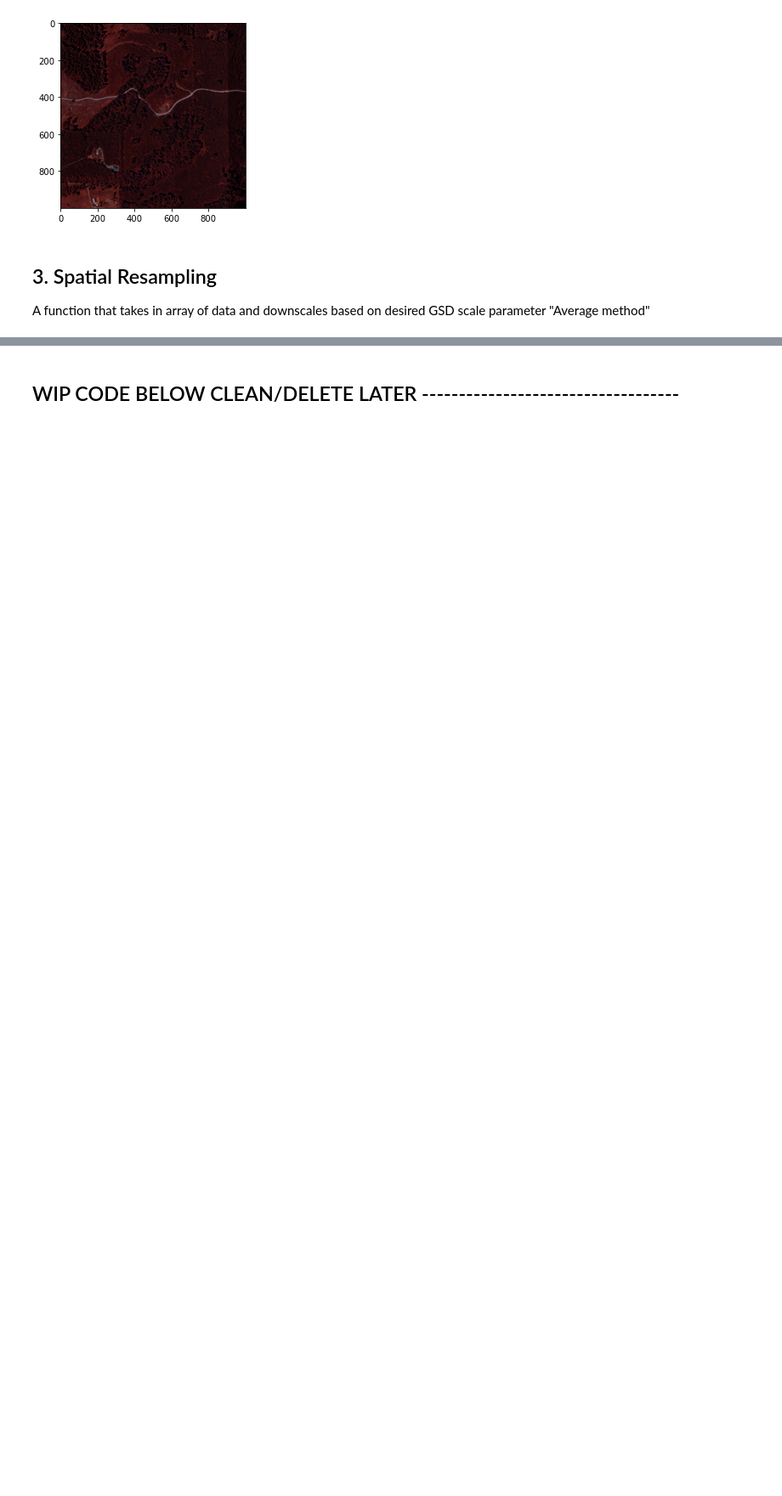
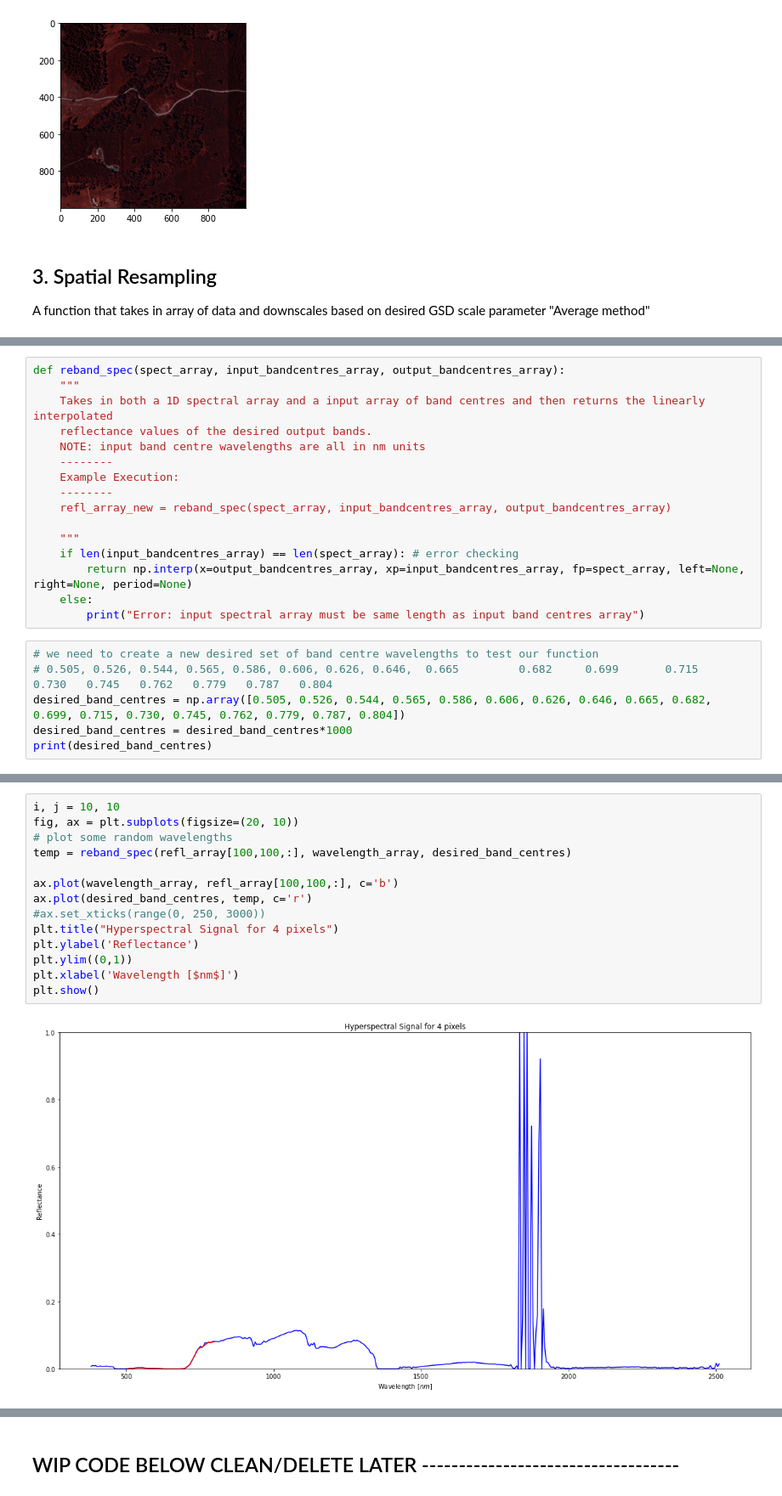
Before and after one commit to cjstewart/hyperspectral-project, a Jupyter notebook: notebooks/hyperspectral_EDA.ipynb, the cells around one changed output, grey strips where cells are left out. Shown at 85% size. Cells and saved outputs as stored; diff of their text form; blank space fills up the shorter version.

```diff
--- a/notebooks/hyperspectral_EDA.ipynb
+++ b/notebooks/hyperspectral_EDA.ipynb
@@ -549,0 +556,22 @@ toRGB(ds_img_array_100m, 'ds_img_100m.png')
+# %%
+def reband_spec(spect_array, input_bandcentres_array, output_bandcentres_array):
+    """
+    Takes in both a 1D spectral array and a input array of band centres and then returns the linearly interpolated
+    reflectance values of the desired output bands.
+    NOTE: input band centre wavelengths are all in nm units
+    --------
+    Example Execution:
+    --------
+    refl_array_new = reband_spec(spect_array, input_bandcentres_array, output_bandcentres_array)
+
+    """
+    if len(input_bandcentres_array) == len(spect_array): # error checking
+        return np.interp(x=output_bandcentres_array, xp=input_bandcentres_array, fp=spect_array, left=None, right=None, period=None)
+    else:
+        print("Error: input spectral array must be same length as input band centres array")
+# %%
+# we need to create a new desired set of band centre wavelengths to test our function
+# 0.505, 0.526, 0.544, 0.565, 0.586, 0.606, 0.626, 0.646,  0.665 	     0.682 	   0.699 	   0.715 	       0.730 	0.745	0.762	0.779	0.787	0.804
+desired_band_centres = np.array([0.505, 0.526, 0.544, 0.565, 0.586, 0.606, 0.626, 0.646, 0.665, 0.682, 0.699, 0.715, 0.730, 0.745, 0.762, 0.779, 0.787, 0.804])
+desired_band_centres = desired_band_centres*1000
+print(desired_band_centres)
@@ -549,0 +596,16 @@ toRGB(ds_img_array_100m, 'ds_img_100m.png')
+# %%
+i, j = 10, 10
+fig, ax = plt.subplots(figsize=(20, 10))
+# plot some random wavelengths
+temp = reband_spec(refl_array[100,100,:], wavelength_array, desired_band_centres)
+
+ax.plot(wavelength_array, refl_array[100,100,:], c='b')
+ax.plot(desired_band_centres, temp, c='r')
+#ax.set_xticks(range(0, 250, 3000))
+plt.title("Hyperspectral Signal for 4 pixels")
+plt.ylabel('Reflectance')
+plt.ylim((0,1))
+plt.xlabel('Wavelength [$nm$]')
+plt.show()
+# %% [output]
+[figure, added]
```
Also changed, not shown: parts of 45 cells of this notebook.
